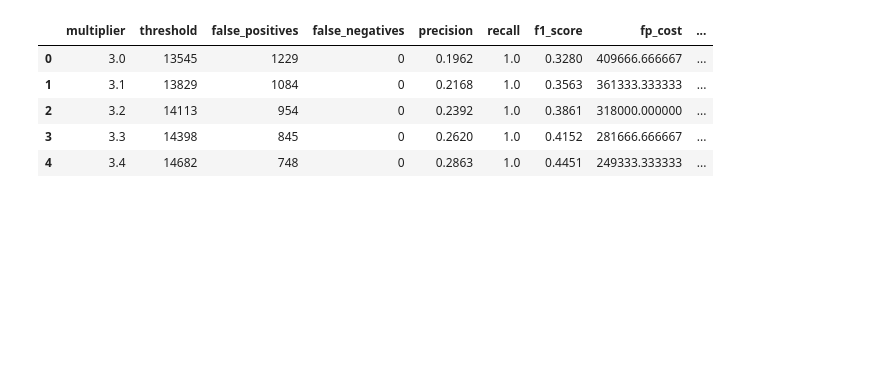
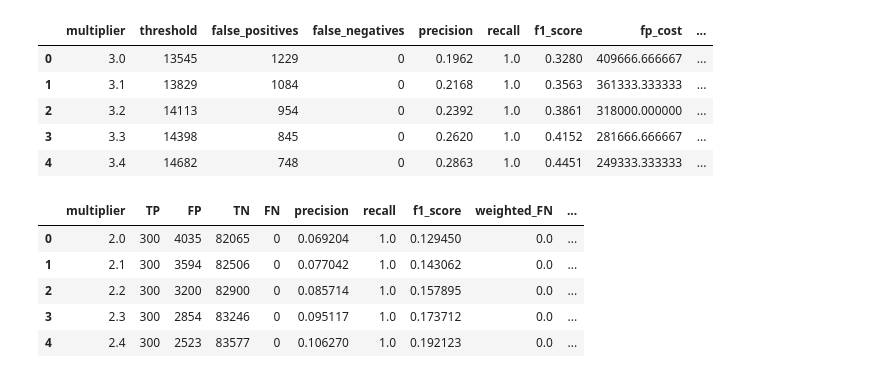
Before and after one commit to yisoonshin/Cream, a Jupyter notebook: sandbox/Bokeh Visual Elements.ipynb, the cells around one changed output. Saved outputs shown, nothing was run; the diff lists cells and outputs as text; code cells hidden in the pictures; blank space fills up the shorter version.

```diff
--- a/sandbox/Bokeh Visual Elements.ipynb
+++ b/sandbox/Bokeh Visual Elements.ipynb
@@ -279,3 +318,15 @@ simulations.head()
 | 2 | 3.2 | 14113 | 954 | 0 | 0.2392 | 1.0 | 0.3861 | 318000.000000 | ... |
 | 3 | 3.3 | 14398 | 845 | 0 | 0.2620 | 1.0 | 0.4152 | 281666.666667 | ... |
 | 4 | 3.4 | 14682 | 748 | 0 | 0.2863 | 1.0 | 0.4451 | 249333.333333 | ... |
+# %%
+df = pd.read_csv('simulation_weighted_results_10x.csv')
+loss_min = df[df.total_weighted_errors == df.total_weighted_errors.min()].squeeze()['multiplier']
+df['loss_min'] = loss_min
+df.head()
+# %% [output]
+|  | multiplier | TP | FP | TN | FN | precision | recall | f1_score | weighted_FN | ... |
+| 0 | 2.0 | 300 | 4035 | 82065 | 0 | 0.069204 | 1.0 | 0.129450 | 0.0 | ... |
+| 1 | 2.1 | 300 | 3594 | 82506 | 0 | 0.077042 | 1.0 | 0.143062 | 0.0 | ... |
+| 2 | 2.2 | 300 | 3200 | 82900 | 0 | 0.085714 | 1.0 | 0.157895 | 0.0 | ... |
+| 3 | 2.3 | 300 | 2854 | 83246 | 0 | 0.095117 | 1.0 | 0.173712 | 0.0 | ... |
+| 4 | 2.4 | 300 | 2523 | 83577 | 0 | 0.106270 | 1.0 | 0.192123 | 0.0 | ... |
```
Also changed, not shown: parts of 5 cells of this notebook, 13 other files.
